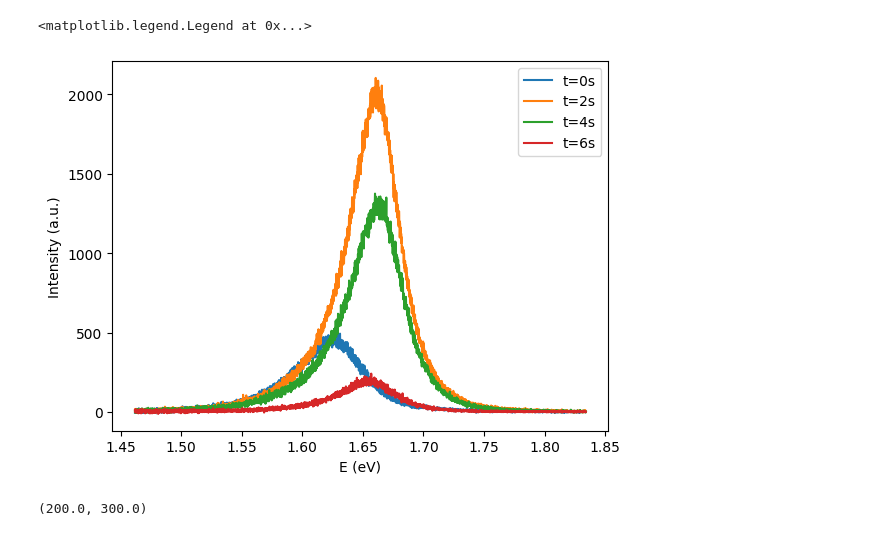
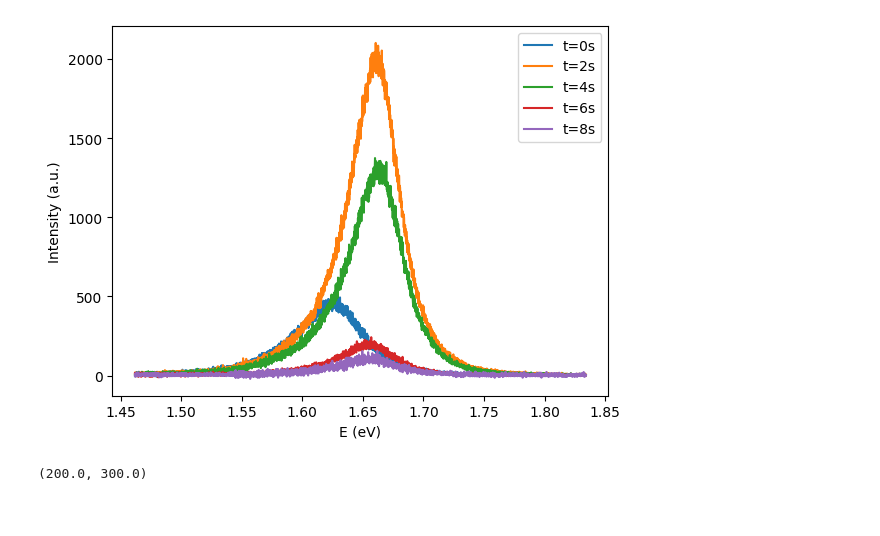
Before and after one commit to weronika-coder/praca_inzynierska, a Jupyter notebook: analiza/próbka1/analiza.ipynb, the cells around one changed output. Drawn from its saved outputs; the diff is of its cells as text; code cells hidden in the pictures.

```diff
--- a/analiza/próbka1/analiza.ipynb
+++ b/analiza/próbka1/analiza.ipynb
@@ -20,15 +21,18 @@ rs_Raman_8s, I_Raman_8s = importSpectrum(sciezka/"WSe2_Raman_1_8s.txt")
 # %%
 #testowe pojedyncze widma PL, żebym wiedziała co dopasować
 plt.plot(rs_PL_0s[123], I_PL_0s[123],label="t=0s")
 plt.plot(rs_PL_2s[123], I_PL_2s[123],label="t=2s")
 plt.plot(rs_PL_4s[123], I_PL_4s[123],label="t=4s")
 plt.plot(rs_PL_6s[123], I_PL_6s[123],label="t=6s")
+plt.plot(rs_PL_8s,I_PL_8s,label="t=8s")
 plt.xlabel(r"E (eV)")
 plt.ylabel("Intensity (a.u.)")
 plt.legend()
+BASE = Path().resolve()
+sciezka = BASE / "analiza" / "próbka1" / "wykresy"
+plt.savefig(sciezka/'PL.png')
 # %% [output]
-<matplotlib.legend.Legend at 0x...>
-[figure, old version]
+[figure, new version]
 # %%
 # testowe pojedyncze widma ramana, żebym wiedziała co dopasować
 plt.plot(rs_Raman_0s[123], I_Raman_0s[123],label="t=0s")
```
Also changed, not shown: parts of 4 cells of this notebook, 27 other files.
